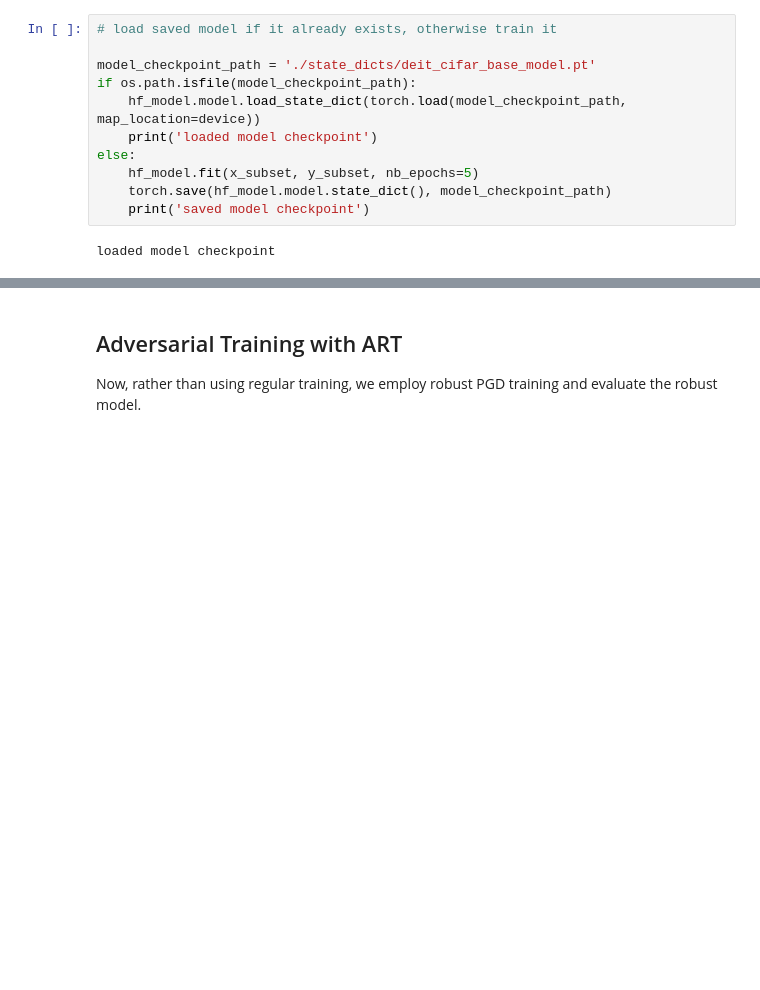
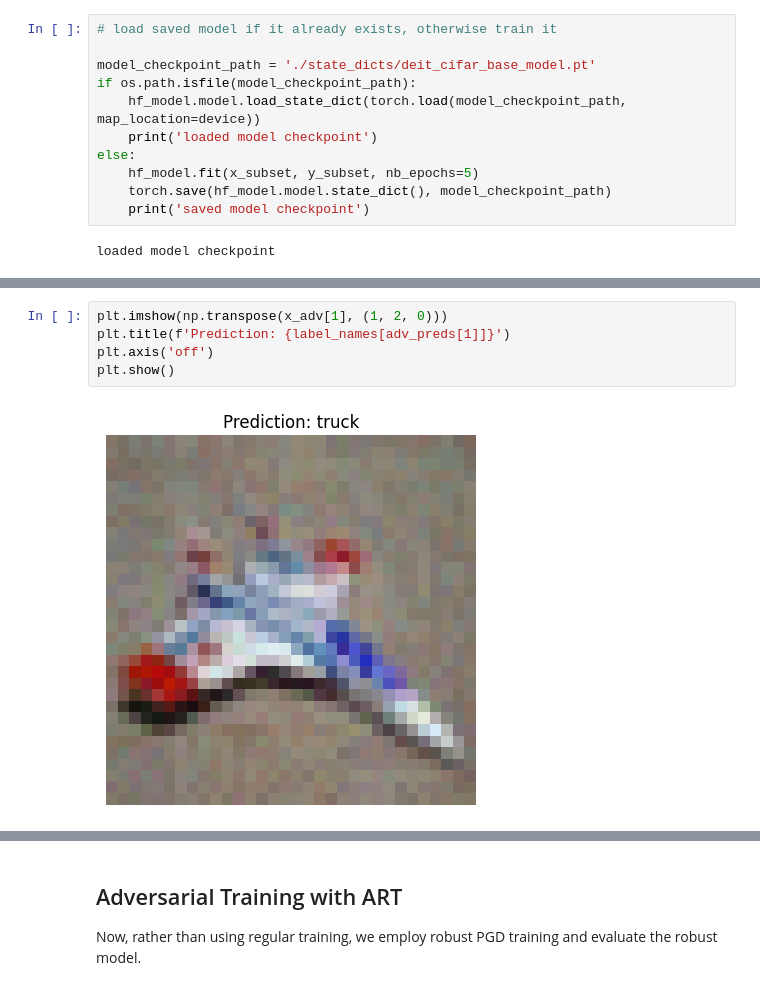
Before and after one commit to f4str/art-demos, a Jupyter notebook: hugging_face_evasion.ipynb, the cells around one changed output, grey strips where cells are left out. Saved outputs shown, nothing was run; the diff lists cells and outputs as text; blank space fills up the shorter version.

```diff
--- a/hugging_face_evasion.ipynb
+++ b/hugging_face_evasion.ipynb
@@ -136,4 +152,11 @@ print('adversarial accuracy:', acc)
 # %% [output]
 adversarial accuracy: 0.057
+# %%
+plt.imshow(np.transpose(x_adv[1], (1, 2, 0)))
+plt.title(f'Prediction: {label_names[adv_preds[1]]}')
+plt.axis('off')
+plt.show()
+# %% [output]
+[figure, added]
 # %%
 # We can display the adversarial examples to highlight the added perturbation to the original sample.
```
Also changed, not shown: parts of 14 cells of this notebook.
